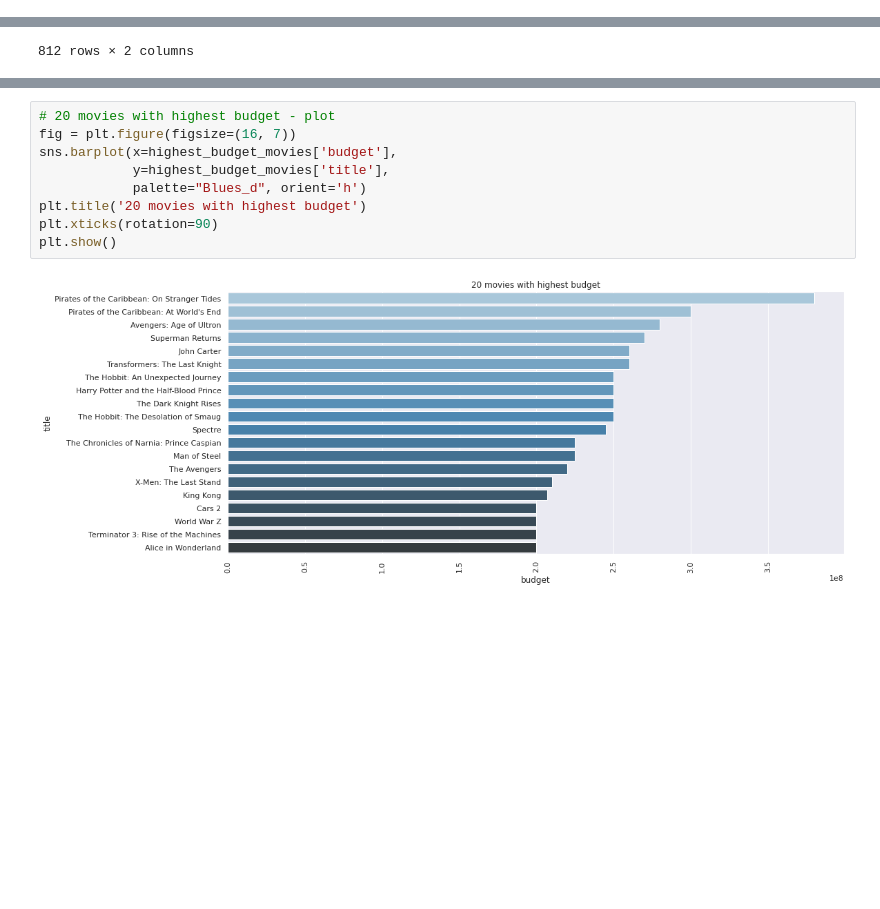
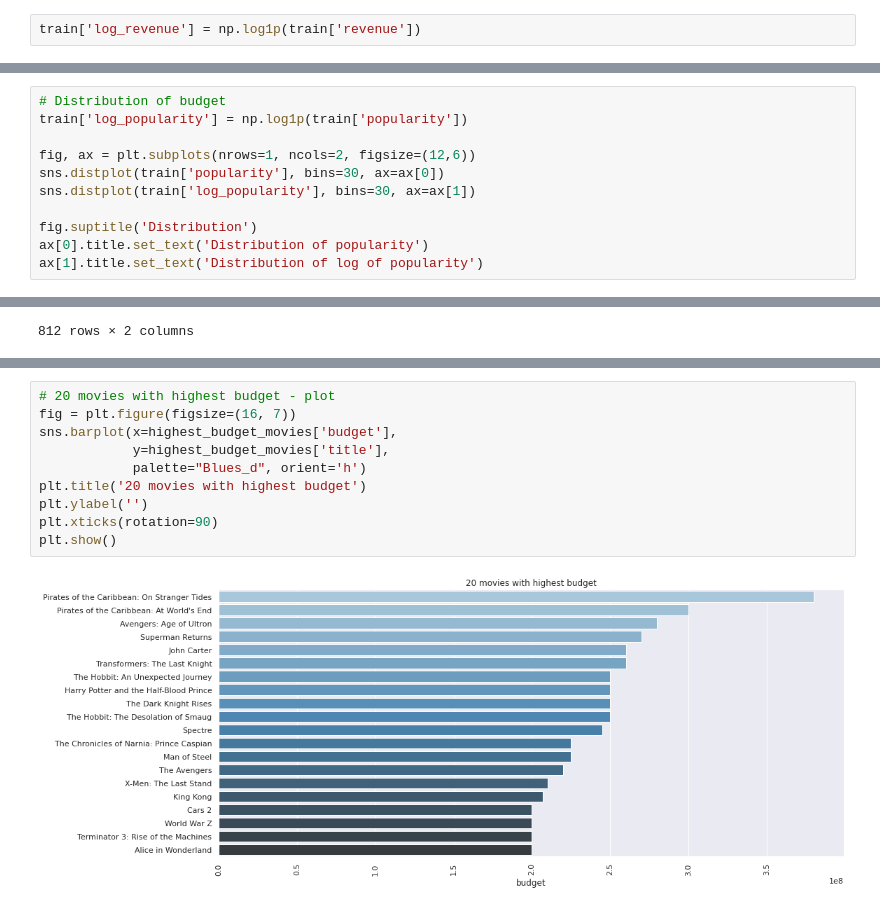
Before and after one commit to eRafaell/kaggle_tmdb_box_office_prediction, a Jupyter notebook: tmdb_box_office_prediction.ipynb, the cells around one changed output, grey strips where cells are left out. Drawn from its saved outputs; the diff is of its cells as text; blank space fills up the shorter version.

```diff
--- a/tmdb_box_office_prediction.ipynb
+++ b/tmdb_box_office_prediction.ipynb
@@ -244,0 +243,2 @@ test = json_to_dict(test)
+# %%
+train['log_revenue'] = np.log1p(train['revenue'])
@@ -1473,0 +1479,11 @@ plt.show()
+# %%
+# Distribution of budget
+train['log_popularity'] = np.log1p(train['popularity'])
+
+fig, ax = plt.subplots(nrows=1, ncols=2, figsize=(12,6))
+sns.distplot(train['popularity'], bins=30, ax=ax[0])
+sns.distplot(train['log_popularity'], bins=30, ax=ax[1])
+
+fig.suptitle('Distribution')
+ax[0].title.set_text('Distribution of popularity')
+ax[1].title.set_text('Distribution of log of popularity')
@@ -1955,11 +1989,12 @@ highest_budget_movies[['title', 'budget', 'release_date', 'revenue']]
 # %%
 # 20 movies with highest budget - plot
 fig = plt.figure(figsize=(16, 7))
 sns.barplot(x=highest_budget_movies['budget'],
             y=highest_budget_movies['title'],
             palette="Blues_d", orient='h')
 plt.title('20 movies with highest budget')
+plt.ylabel('')
 plt.xticks(rotation=90)
 plt.show()
 # %% [output]
-[figure, old version]
+[figure, new version]
```
Also changed, not shown: parts of 44 cells of this notebook.
